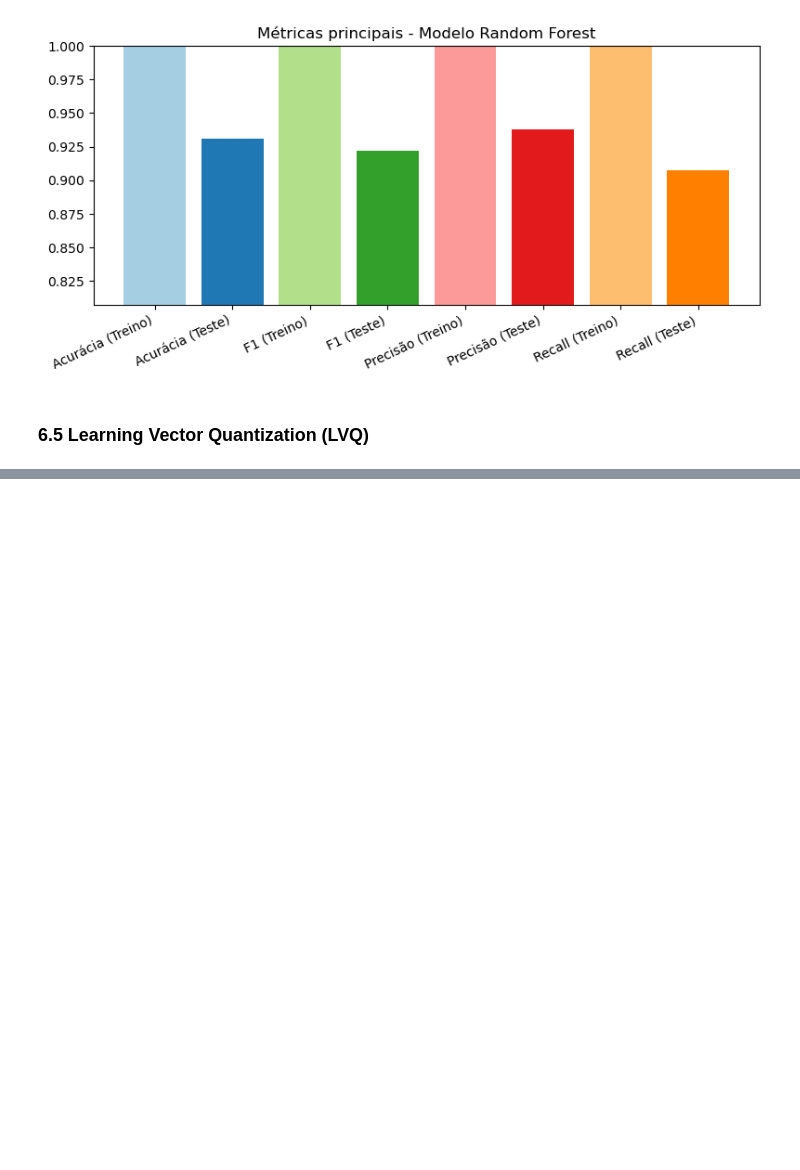
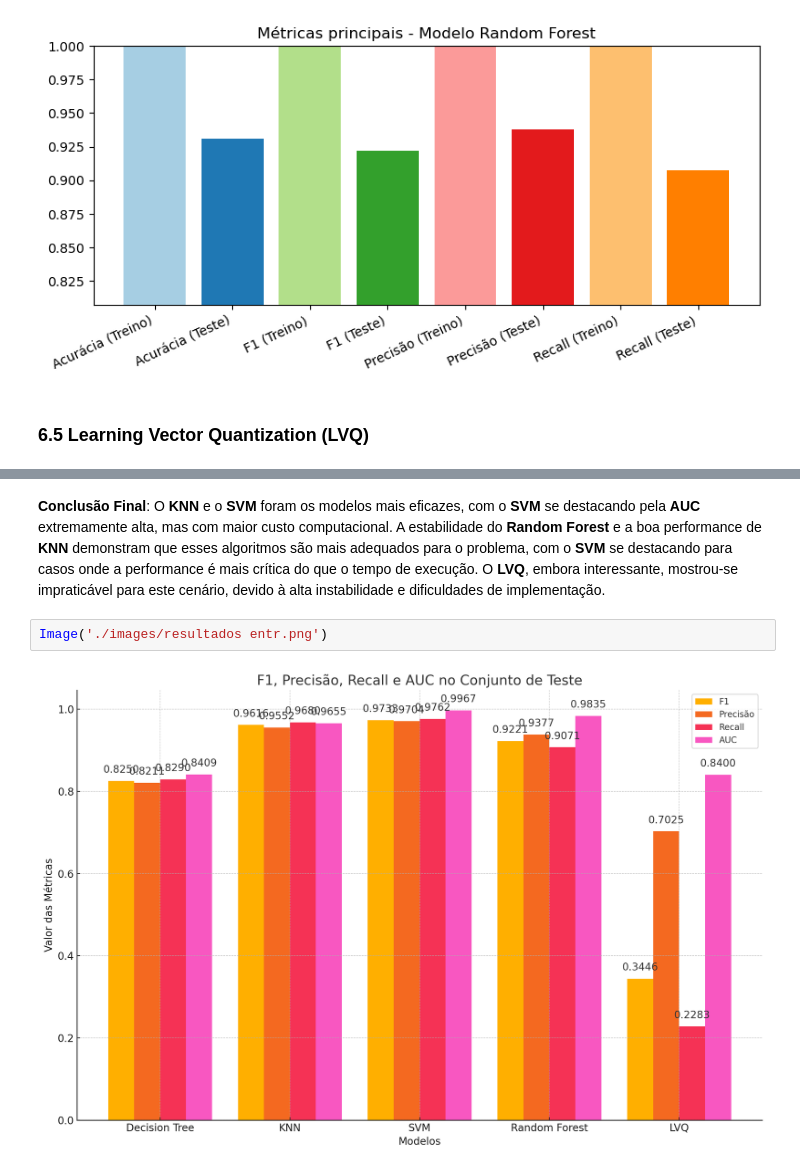
Before and after one commit to rubdelima/CRISP-DM-SVHN, a Jupyter notebook: 3 - Preparação de Dados e Busca de Hiperparâmetros (parte 1).ipynb, the cells around one changed output, grey strips where cells are left out. Drawn from its saved outputs; the diff is of its cells as text; blank space fills up the shorter version.

```diff
--- a/3 - Preparação de Dados e Busca de Hiperparâmetros (parte 1).ipynb
+++ b/3 - Preparação de Dados e Busca de Hiperparâmetros (parte 1).ipynb
@@ -604,0 +1125,8 @@ df
+# %% [markdown]
+
+**Conclusão Final**:
+O **KNN** e o **SVM** foram os modelos mais eficazes, com o **SVM** se destacando pela **AUC** extremamente alta, mas com maior custo computacional. A estabilidade do **Random Forest** e a boa performance de **KNN** demonstram que esses algoritmos são mais adequados para o problema, com o **SVM** se destacando para casos onde a performance é mais crítica do que o tempo de execução. O **LVQ**, embora interessante, mostrou-se impraticável para este cenário, devido à alta instabilidade e dificuldades de implementação.
+# %%
+Image('./images/resultados entr.png')
+# %% [output]
+[figure, added]
```
Also changed, not shown: parts of 22 cells of this notebook, 6 other files.
